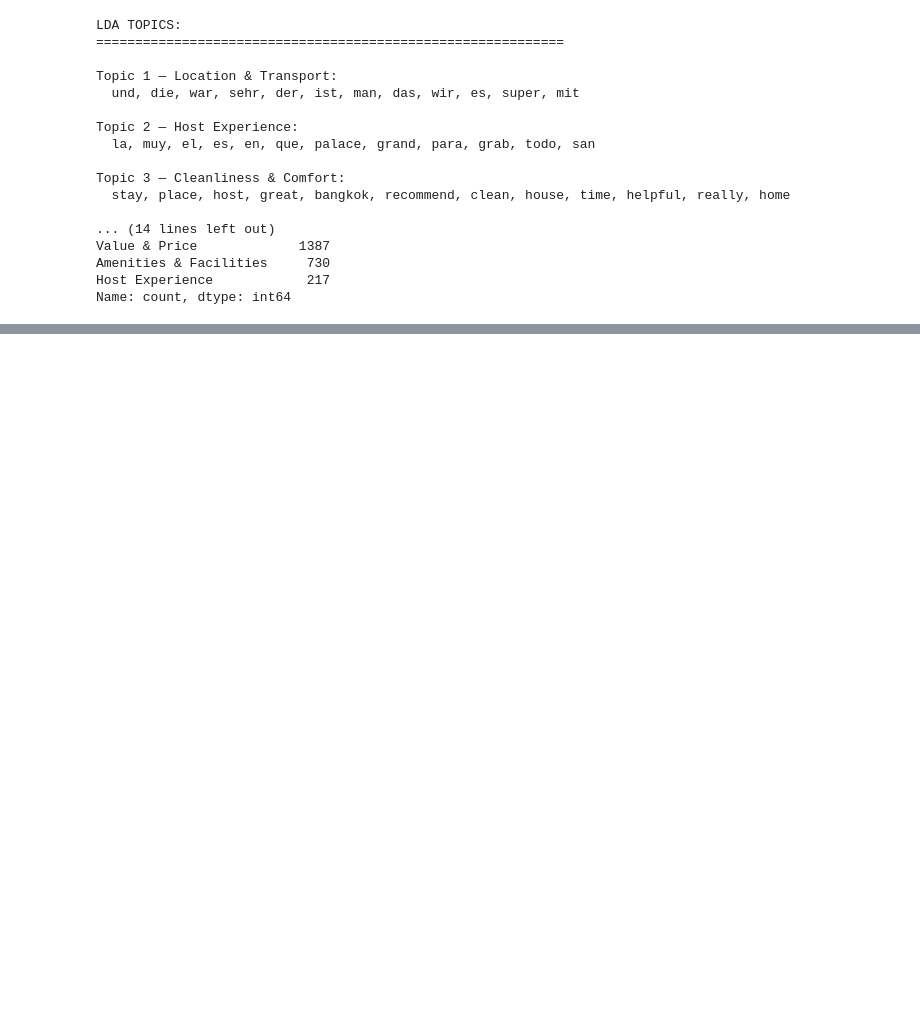
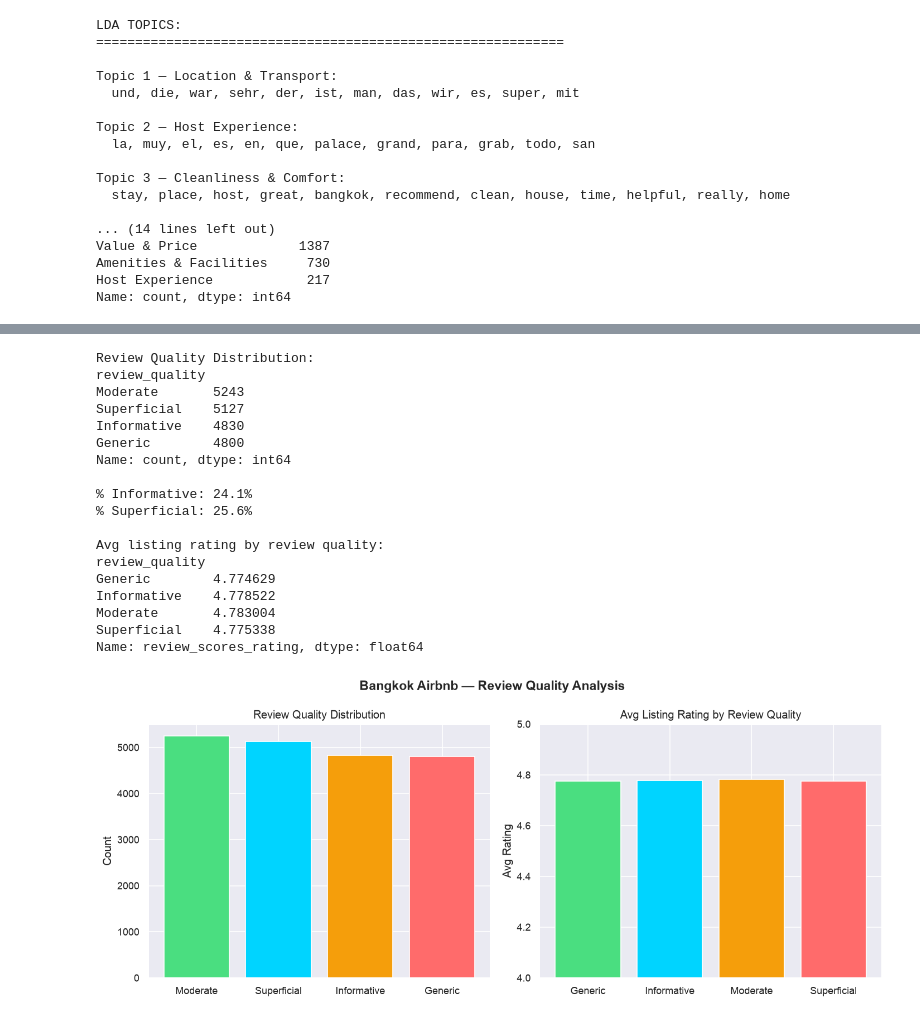
Before and after one commit to primemarasinghe/airbnb-market-intelligence, a Jupyter notebook: notebooks/04_nlp_reviews.ipynb, the cells around one changed output, grey strips where cells are left out. Saved outputs shown, nothing was run; the diff lists cells and outputs as text; code cells hidden in the pictures; blank space fills up the shorter version.

```diff
--- a/notebooks/04_nlp_reviews.ipynb
+++ b/notebooks/04_nlp_reviews.ipynb
@@ -312,0 +493,75 @@ Name: count, dtype: int64
+# %%
+# --- Review Quality Classifier ---
+# Distinguish informative vs superficial reviews
+
+def classify_quality(text):
+    text = str(text)
+    word_count = len(text.split())
+    has_specific = any(kw in text.lower() for kw in
+                      landmarks_keywords + amenity_keywords + complaint_keywords)
+    has_detail = word_count > 30
+
+    if word_count < 10:
+        return "Superficial"
+    elif word_count >= 10 and word_count < 30 and not has_specific:
+        return "Generic"
+    elif has_detail and has_specific:
+        return "Informative"
+    else:
+        return "Moderate"
+
+ner_sample["review_quality"] = ner_sample["comments"].apply(classify_quality)
+
+quality_dist = ner_sample["review_quality"].value_counts()
+print("Review Quality Distribution:")
+print(quality_dist)
+print(f"\n% Informative: {(ner_sample['review_quality']=='Informative').mean():.1%}")
+print(f"% Superficial: {(ner_sample['review_quality']=='Superficial').mean():.1%}")
+
+# Quality vs listing score
+ner_merged = ner_sample.merge(
+    df_listings[["id","review_scores_rating"]],
+    left_on="listing_id", right_on="id", how="left"
+)
+quality_rating = ner_merged.groupby("review_quality")["review_scores_rating"].mean()
+print("\nAvg listing rating by review quality:")
+print(quality_rating)
+
+# Visualize
+fig, axes = plt.subplots(1, 2, figsize=(12, 5))
+axes[0].bar(quality_dist.index, quality_dist.values,
+            color=["#4ade80","#00d4ff","#f59e0b","#ff6b6b"])
+axes[0].set_title("Review Quality Distribution")
+axes[0].set_ylabel("Count")
+
+axes[1].bar(quality_rating.index, quality_rating.values,
+            color=["#4ade80","#00d4ff","#f59e0b","#ff6b6b"])
+axes[1].set_title("Avg Listing Rating by Review Quality")
+axes[1].set_ylabel("Avg Rating")
+axes[1].set_ylim(4.0, 5.0)
+
+plt.suptitle("Bangkok Airbnb — Review Quality Analysis",
+             fontsize=14, fontweight="bold")
+plt.tight_layout()
+plt.savefig("figures/29_review_quality.png")
+plt.show()
+# %% [output]
+Review Quality Distribution:
+review_quality
+Moderate       5243
+Superficial    5127
+Informative    4830
+Generic        4800
+Name: count, dtype: int64
+
+% Informative: 24.1%
+% Superficial: 25.6%
+
+Avg listing rating by review quality:
+review_quality
+Generic        4.774629
+Informative    4.778522
+Moderate       4.783004
+Superficial    4.775338
+Name: review_scores_rating, dtype: float64
+[figure, added]
```
Also changed, not shown: parts of 7 cells of this notebook, 7 other files.
